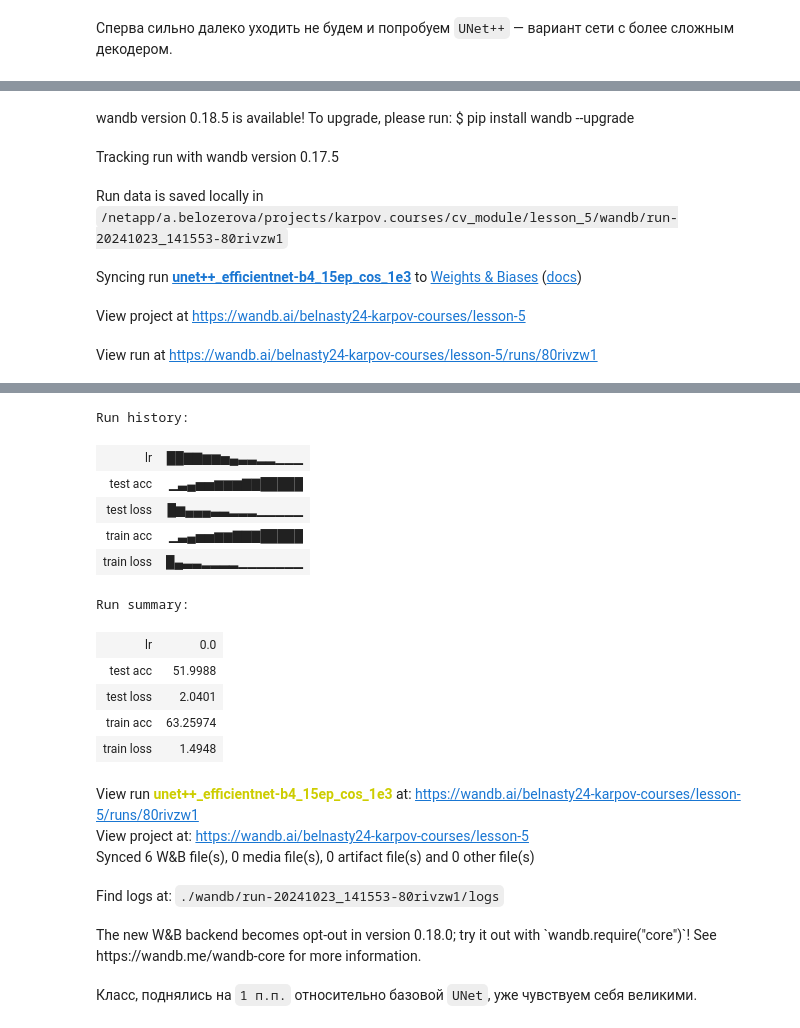
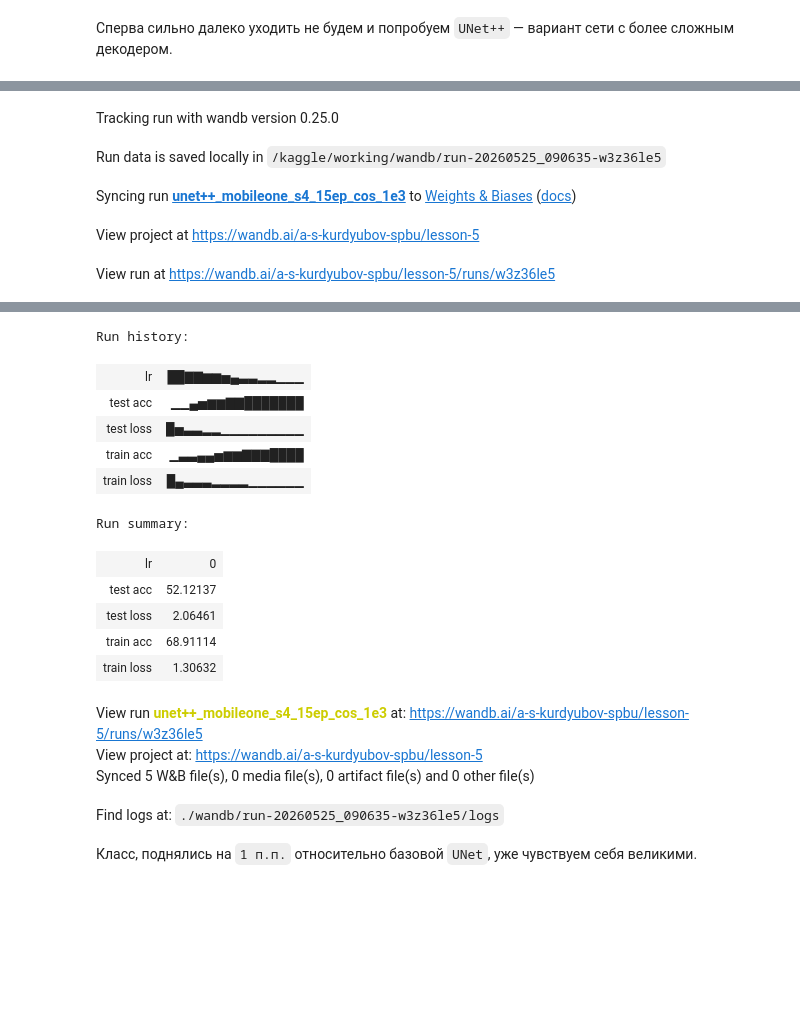
Before and after one commit to AndreyKurdyubov/Karpov.courses_DL, a Jupyter notebook: CV/Lesson_5/lesson_5_segm.ipynb, the cells around one changed output, grey strips where cells are left out. Drawn from its saved outputs; the diff is of its cells as text; code cells hidden in the pictures; blank space fills up the shorter version.

```diff
--- a/CV/Lesson_5/lesson_5_segm.ipynb
+++ b/CV/Lesson_5/lesson_5_segm.ipynb
@@ -718,11 +605,11 @@ generator.manual_seed(config.seed)
 # %% [output]
 <torch._C.Generator at 0x...>
 # %%
-train_loader = DataLoader(train_dataset, batch_size=config.batch_size, num_workers=12,
+train_loader = DataLoader(train_dataset, batch_size=config.batch_size, num_workers=4,
                           shuffle=True, pin_memory=True, drop_last=True,
                           worker_init_fn=seed_worker, generator=generator)
 # %%
-model = smp.Unet(encoder_name='efficientnet-b4', encoder_weights='imagenet', in_channels=3, classes=895) # заменили энкодер
+model = smp.Unet(encoder_name='mobileone_s4', encoder_weights='imagenet', in_channels=3, classes=895) # заменили энкодер
 model = model.to(device)
 
 optimizer = Adam(model.parameters(), lr=config.lr)
@@ -820,20 +702,20 @@ fix_everything(config.seed)
 generator = torch.Generator()
 generator.manual_seed(config.seed)
 
-train_loader = DataLoader(train_dataset, batch_size=config.batch_size, num_workers=12,
+train_loader = DataLoader(train_dataset, batch_size=config.batch_size, num_workers=4,
                           shuffle=True, pin_memory=True, drop_last=True,
                           worker_init_fn=seed_worker, generator=generator)
 # %%
 # а вот тут у нас будет Unet++, а не UNet, подменяется влёгкую
 # дока https://smp.readthedocs.io/en/latest/models.html#unetplusplus
-model = smp.UnetPlusPlus(encoder_name='efficientnet-b4', encoder_weights='imagenet', in_channels=3, classes=895)
+model = smp.UnetPlusPlus(encoder_name='mobileone_s4', encoder_weights='imagenet', in_channels=3, classes=895)
 model = model.to(device)
 
 optimizer = Adam(model.parameters(), lr=config.lr)
 criterion = nn.CrossEntropyLoss(reduction='none')
 scheduler = get_scheduler(config, optimizer, train_loader)
 # %%
-wandb.init(project='lesson-5', name='unet++_efficientnet-b4_15ep_cos_1e3')
+wandb.init(project='lesson-5', name='unet++_mobileone_s4_15ep_cos_1e3')
 
 # и погнали учиться
 for epoch in range(config.n_epochs):
@@ -852,7 +735,6 @@ wandb.finish()
-wandb version 0.18.5 is available! To upgrade, please run: $ pip install wandb --upgrade
+Tracking run with wandb version 0.25.0
-Tracking run with wandb version 0.17.5
+Run data is saved locally in /kaggle/working/wandb/run-20260525_090635-w3z36le5
-Run data is saved locally in /netapp/a.belozerova/projects/karpov.courses/cv_module/lesson_5/wandb/run-20241023_141553-80rivzw1
+Syncing run unet++_mobileone_s4_15ep_cos_1e3 to Weights & Biases (docs)
-Syncing run unet++_efficientnet-b4_15ep_cos_1e3 to Weights & Biases (docs)
+View project at https://wandb.ai/a-s-kurdyubov-spbu/lesson-5
-View project at https://wandb.ai/belnasty24-karpov-courses/lesson-5
+View run at https://wandb.ai/a-s-kurdyubov-spbu/lesson-5/runs/w3z36le5
-View run at https://wandb.ai/belnasty24-karpov-courses/lesson-5/runs/80rivzw1
 Training epoch:  1 / 15
@@ -875,20 +758,19 @@ Finished training! Enjoy your results!
 Run history:
 | lr | ██▇▇▆▆▅▄▃▃▂▂▁▁▁ |
-| test acc | ▁▃▄▅▅▆▆▆▇▇█████ |
-| test loss | █▆▄▄▄▃▃▂▂▂▁▁▁▁▁ |
-| train acc | ▁▃▄▅▅▆▆▇▇▇█████ |
-| train loss | █▄▃▃▂▂▂▂▁▁▁▁▁▁▁ |
+| test acc | ▁▁▄▅▆▆▇▇███████ |
+| test loss | █▅▃▃▂▂▁▁▁▁▁▁▁▁▁ |
+| train acc | ▁▃▃▄▄▅▆▆▇▇▇████ |
+| train loss | █▄▃▃▃▂▂▂▂▁▁▁▁▁▁ |
 Run summary:
-| lr | 0.0 |
-| test acc | 51.9988 |
-| test loss | 2.0401 |
-| train acc | 63.25974 |
-| train loss | 1.4948 |
+| lr | 0 |
+| test acc | 52.12137 |
+| test loss | 2.06461 |
+| train acc | 68.91114 |
+| train loss | 1.30632 |
+View run unet++_mobileone_s4_15ep_cos_1e3 at: https://wandb.ai/a-s-kurdyubov-spbu/lesson-5/runs/w3z36le5
+View project at: https://wandb.ai/a-s-kurdyubov-spbu/lesson-5
+Synced 5 W&B file(s), 0 media file(s), 0 artifact file(s) and 0 other file(s)
-View run unet++_efficientnet-b4_15ep_cos_1e3 at: https://wandb.ai/belnasty24-karpov-courses/lesson-5/runs/80rivzw1
-View project at: https://wandb.ai/belnasty24-karpov-courses/lesson-5
-Synced 6 W&B file(s), 0 media file(s), 0 artifact file(s) and 0 other file(s)
+Find logs at: ./wandb/run-20260525_090635-w3z36le5/logs
-Find logs at: ./wandb/run-20241023_141553-80rivzw1/logs
-The new W&B backend becomes opt-out in version 0.18.0; try it out with `wandb.require("core")`! See https://wandb.me/wandb-core for more information.
 # %% [markdown]
 Класс, поднялись на `1 п.п.` относительно базовой `UNet`, уже чувствуем себя великими.
 # %% [markdown]
```
Also changed, not shown: parts of 31 cells of this notebook.
